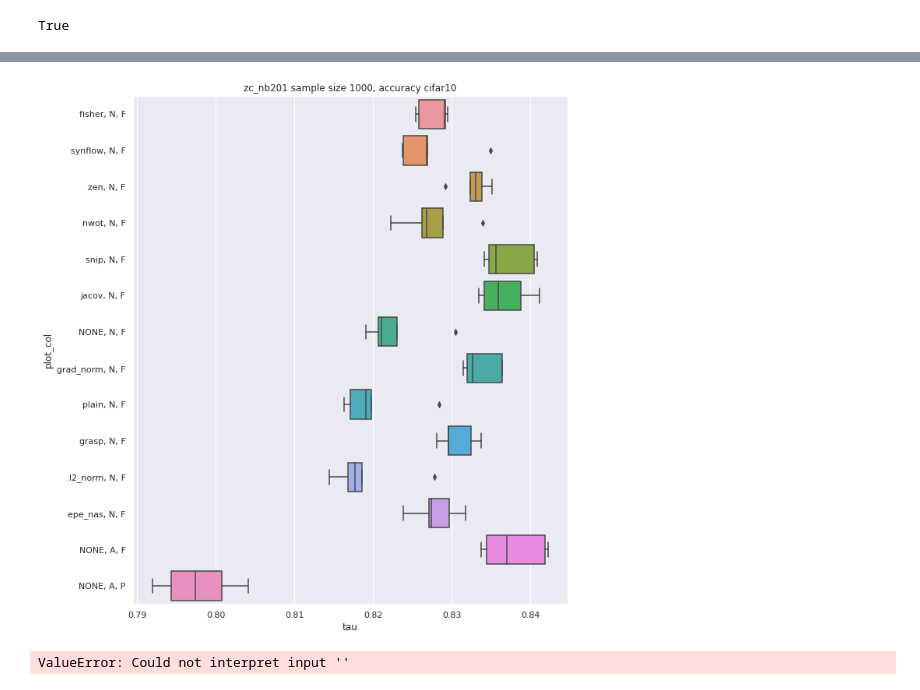
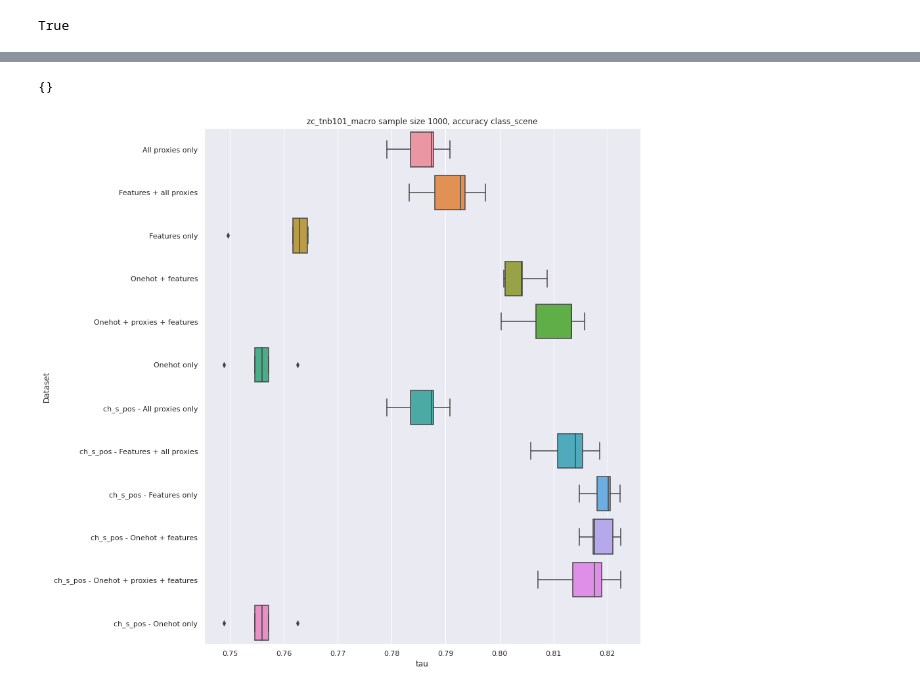
Before and after one commit to gabikadlecova/zc_combine, a Jupyter notebook: wandb_plots.ipynb, the cells around one changed output, grey strips where cells are left out. Drawn from its saved outputs; the diff is of its cells as text; code cells hidden in the pictures.

```diff
--- a/wandb_plots.ipynb
+++ b/wandb_plots.ipynb
@@ -35,9 +50,15 @@ import pandas as pd
 def create_entry(run, is_pca=False):
     # TODO uncertainty
     row = {}
-    cfg_args = ['cfg', 'data_seed', 'proxy', 'train_size', 'use_all_proxies', 'use_features']
+    cfg_args = ['cfg', 'dataset', 'data_seed', 'proxy', 'train_size', 'use_all_proxies', 'use_features', 'use_onehot']
     for ca in cfg_args:
+        if ca not in run.config:
+            row[ca] = False
+            continue
+
         row[ca] = run.config[ca]
+
+    row['ch_s_pos'] = 'new' in run.config['out_prefix']
 
     if is_pca:
         prefix = run.config['out_prefix']
@@ -82,14 +124,10 @@ df
 import numpy as np
 
 plot_df = df.copy()
-plot_df['use_all_proxies'] = df['use_all_proxies'].map(lambda x: 'A' if x else 'N')
 if 'pca' in project:
-    plot_df['threshold'] = df['threshold'].map(lambda x: 'N' if pd.isna(x) else str(x))
-    plot_df['nfeatures'] = df['nfeatures'].map(lambda x: 'N' if pd.isna(x) else str(x))
-    plot_df['plot_col'] = plot_df[['proxy', 'use_all_proxies', 'threshold', 'nfeatures']].agg(', '.join, axis=1)
+    plot_df['Dataset'] = plot_df[['use_all_proxies', 'threshold', 'nfeatures']].agg(agg_func_pca, axis=1)
 else:
-    plot_df['use_features'] = df['use_features'].map(lambda x: 'F' if x else 'P')
-    plot_df['plot_col'] = plot_df[['proxy', 'use_all_proxies', 'use_features']].agg(', '.join, axis=1)
+    plot_df['Dataset'] = plot_df[['ch_s_pos', 'proxy', 'use_all_proxies', 'use_features', 'use_onehot']].agg(agg_func, axis=1)
 
-plot_df['plot_col']
+plot_df['Dataset']
 # %% [output]
@@ -107,0 +146,3 @@ Name: plot_col, Length: 510, dtype: object
+# %%
+plot_df.sort_values(by='Dataset', inplace=True)
+plot_df
@@ -108,22 +163,34 @@ Name: plot_col, Length: 510, dtype: object
+# %%
+xlims = {}
+xlims
+# %% [output]
+{}
 # %%
 import seaborn as sns
 import matplotlib.pyplot as plt
 sns.set()
 
+plot_dataset = 'class_scene' if 'macro' in project else run.config['dataset']
 tsize = 1000
-plt.figure(figsize=(10, 12))
-sns.boxplot(data=plot_df[(plot_df['train_size'] == tsize) & ~(plot_df['cfg'].str.contains('first'))], y='plot_col', x='tau')
-plt.title(f"{project} sample size {tsize}, accuracy cifar10")
+plot_condition = (plot_df['train_size'] == tsize) & ~(plot_df['cfg'].str.contains('full' if 'nb101' in project else 'first'))
+if 'dataset' in plot_df:
+    plot_condition &= plot_df['dataset'] == plot_dataset
+
+plt.figure(figsize=(13, 12))
+sns.boxplot(data=plot_df[plot_condition], y='Dataset', x='tau')
+plt.title(f"{project} sample size {tsize}, accuracy {plot_dataset}")
+
 if 'pca' not in project:
-    plt.savefig(f'figs/{project}_boxes_{tsize}.png')
-#plt.ylim(0.70, 0.78)
+    xlims[(f"{project}_pca", tsize)] = plt.xlim()
+else:
+    down, up = xlims[(project, tsize)]
+    plt.xlim(down, up)
+
+plt.tight_layout()
+#plt.savefig(f'../figs/{project}_boxes_{tsize}.png')
 plt.show()
 # %% [output]
-[figure, old version]
+[figure, new version]
-# %%
-sns.boxplot(data=df, x='corr', y='')
-# %% [output]
-ValueError: Could not interpret input ''
 # %%
 what_cfg = 'full'
 group_cols = ['train_size', 'use_all_proxies', 'use_features', 'proxy']
```
Also changed, not shown: parts of 14 cells of this notebook, 6 other files.
